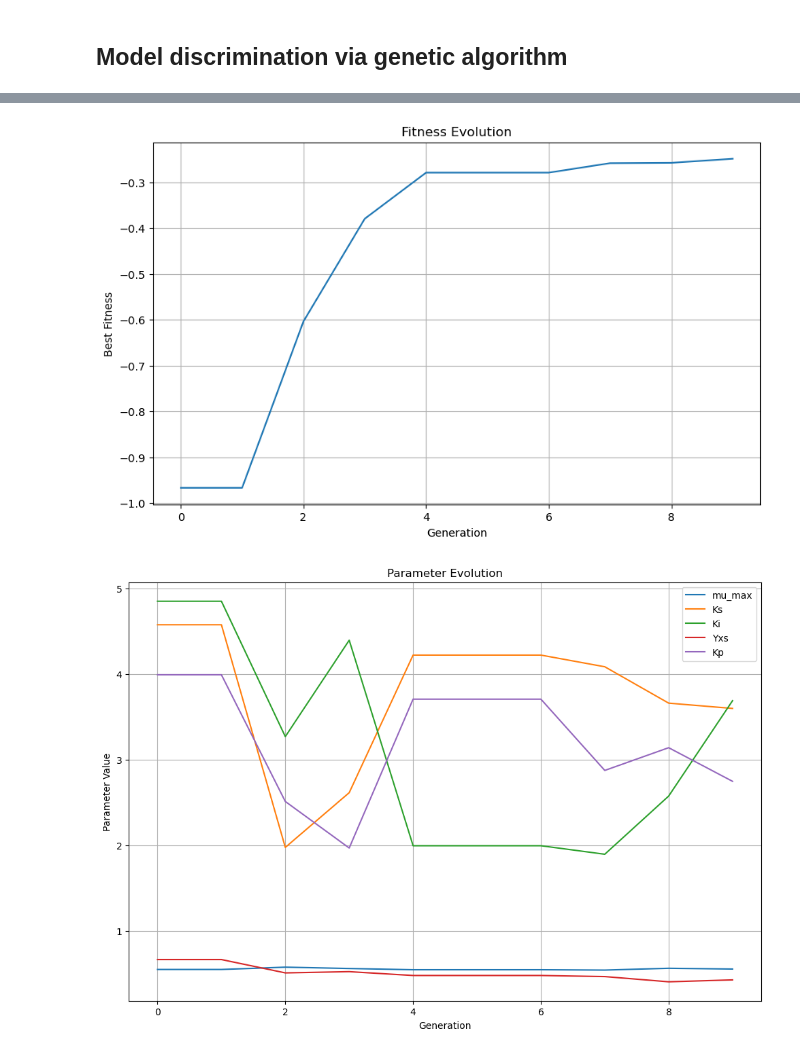
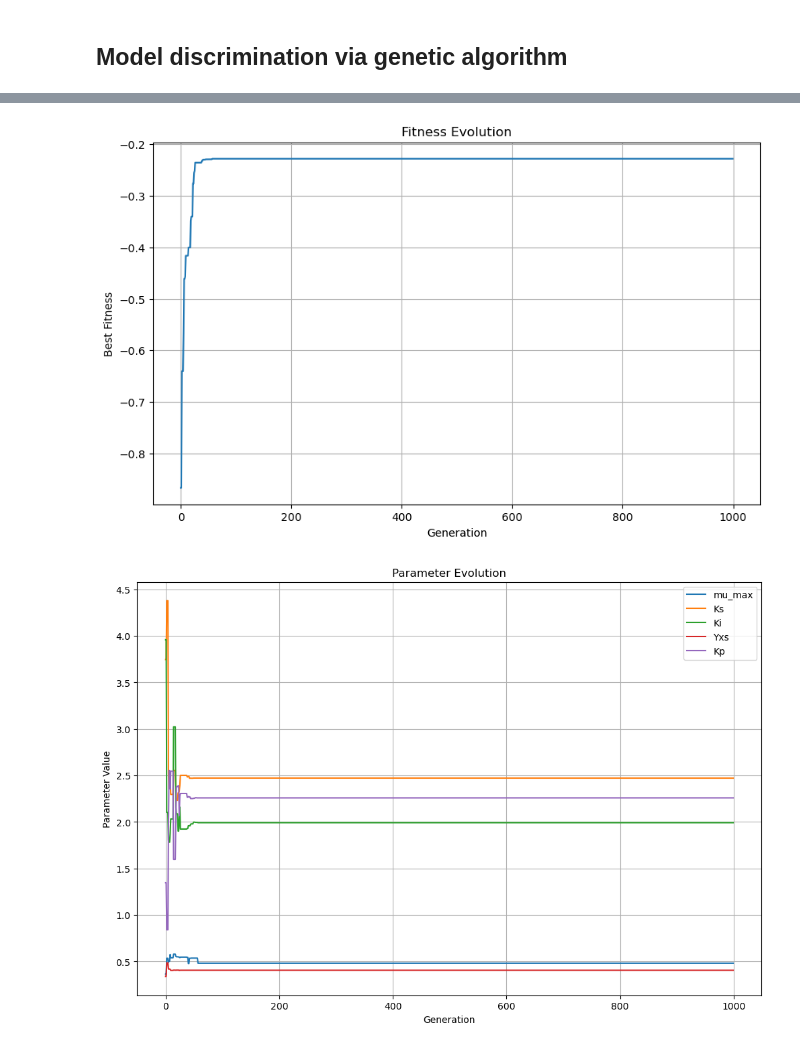
Before and after one commit to EmPajak21/rEaCt-Retreat-2025, a Jupyter notebook: day_2_md/leaf_function_exercise.ipynb, the cells around one changed output, grey strips where cells are left out. Drawn from its saved outputs; the diff is of its cells as text; code cells hidden in the pictures.

Commit message:
Use initial_conditions as input arg for data gen

```diff
--- a/day_2_md/leaf_function_exercise.ipynb
+++ b/day_2_md/leaf_function_exercise.ipynb
@@ -16,9 +16,7 @@ term_names = [
     "Competitive Inhibition Factor",
     "Double Substrate Limited Factor",
     "Substrate Threshold Activation",
-    "Substrate-Product Interaction",
     "Inhibitor Saturation",
-    "Cell Death/Maintenance Energy"
 ]
 
 # Define the true model (students won't know this)
@@ -84,12 +82,8 @@ def candidate_models(y, t, params, mask):
         S_threshold = 0.5  # Tunable threshold
         growth *= 1 if S > S_threshold else 0
 
-    # Substrate-Product Interaction (mask[8])
-    if mask[8]:
-        growth *= (S / (Ks + S)) * (1 / (1 + P / Kp))
-
-    # Inhibitor Saturation (mask[9])
-    if mask[9]:  # Hill-like inhibitor saturation
+    # Inhibitor Saturation (mask[8])
+    if mask[8]:  # Hill-like inhibitor saturation
         n_inhibitor = 1  # Hill coefficient for inhibition
         growth *= 1 / (1 + (I / Ki)**n_inhibitor)
 
@@ -102,15 +96,12 @@ def candidate_models(y, t, params, mask):
     return [dX, dS, dP, dI]
 
 
-def generate_training_data(n_experiments=3, n_timepoints=20, noise_level=0.05):
+def generate_training_data(initial_conditions, n_timepoints=20, noise_level=0.05):
+    assert type(initial_conditions) == list, "initial_conditions must be of type list"
+    if len(np.array(initial_conditions).shape) == 1:
+        initial_conditions = [initial_conditions]
     t = np.linspace(0, 10, n_timepoints)
     training_data = []
-
-    initial_conditions = [
-        [0.1, 10.0, 0.0, 1.0],  # Low X, high S
-        [0.2, 8.0, 0.0, 2.0],   # Medium X, medium S
-        [0.3, 6.0, 0.0, 0.5],   # High X, low S
-    ]
 
     # Create lists to store data for DataFrame
     all_times = []
@@ -123,7 +114,7 @@ def generate_training_data(n_experiments=3, n_timepoints=20, noise_level=0.05):
     initial_S = []
     initial_I = []
 
-    for i in range(n_experiments):
+    for i in range(np.array(initial_conditions).shape[0]):
         y0 = initial_conditions[i]
         # Generate clean data
         solution = odeint(true_model, y0, t, args=(y0[1], y0[3]))
@@ -211,7 +202,7 @@ def fitness_function(mask, params, training_data):
 
 
 # Genetic algorithm
-def genetic_algorithm(training_data, generations=10, population_size=50, mutation_rate=0.1):
+def genetic_algorithm(training_data, *, generations=10, population_size=30, mutation_rate=0.1):
     n_params = 5
 
     # Initialize population with reasonable parameter ranges
@@ -434,14 +425,20 @@ def plot_results(training_data, test_data, best_individual, test_predictions=Non
 # Example usage:
 if __name__ == "__main__":
     # Generate data
-    training_data, training_df = generate_training_data()
+    initial_conditions = [
+        [0.1, 10.0, 0.0, 1.0],  # Low X, high S, medium I
+        [0.2, 8.0, 0.0, 2.0],   # Medium X, medium S, high I
+        [0.3, 6.0, 0.0, 0.5],   # High X, low S, medium I
+        [0.3, 8.0, 0.2, 1],   # High X, medium S, high I
+    ]
+    training_data, training_df = generate_training_data(initial_conditions=initial_conditions)
     test_data = generate_test_data()
 
     # Save training data to CSV (for students)
     training_df.to_csv('training_data.csv', index=False)
 
     # Run genetic algorithm to get solution
-    best_individual = genetic_algorithm(training_data)
+    best_individual = genetic_algorithm(training_data, population_size=100, generations=1000)
 
     # Evaluate solution on test data
     rmse, variable_rmse, test_predictions = evaluate_student_solution(
@@ -455,7 +452,9 @@ if __name__ == "__main__":
     for i, (term, active) in enumerate(zip(term_names, best_individual["mask"])):
         if active:
             print(f"- {term}")
-    print("\nBest Parameters:", best_individual["params"])
+    print("\nBest Parameters:")
+    for param, value, true_value in zip(["mu_max", "Ks", "Ki", "Yxs", "KP"], best_individual["params"], [0.5, 2.0, 1.0, 0.4, "NaN"]):
+        print(f"{param}={value}, true value:{true_value}")
     print("\nTest Data Performance:")
     print(f"Overall RMSE: {rmse:.4f}")
     print("\nRMSE by variable:")
@@ -485,3 +484,3 @@ Errors by experiment: [0.04711723252564072, 0.026591979329326287, 0.024783620671
-[figure, old version]
+[figure, new version]
-[figure, old version]
+[figure, new version]
 Chosen Terms:
```
Also changed, not shown: parts of 1 cell of this notebook.
